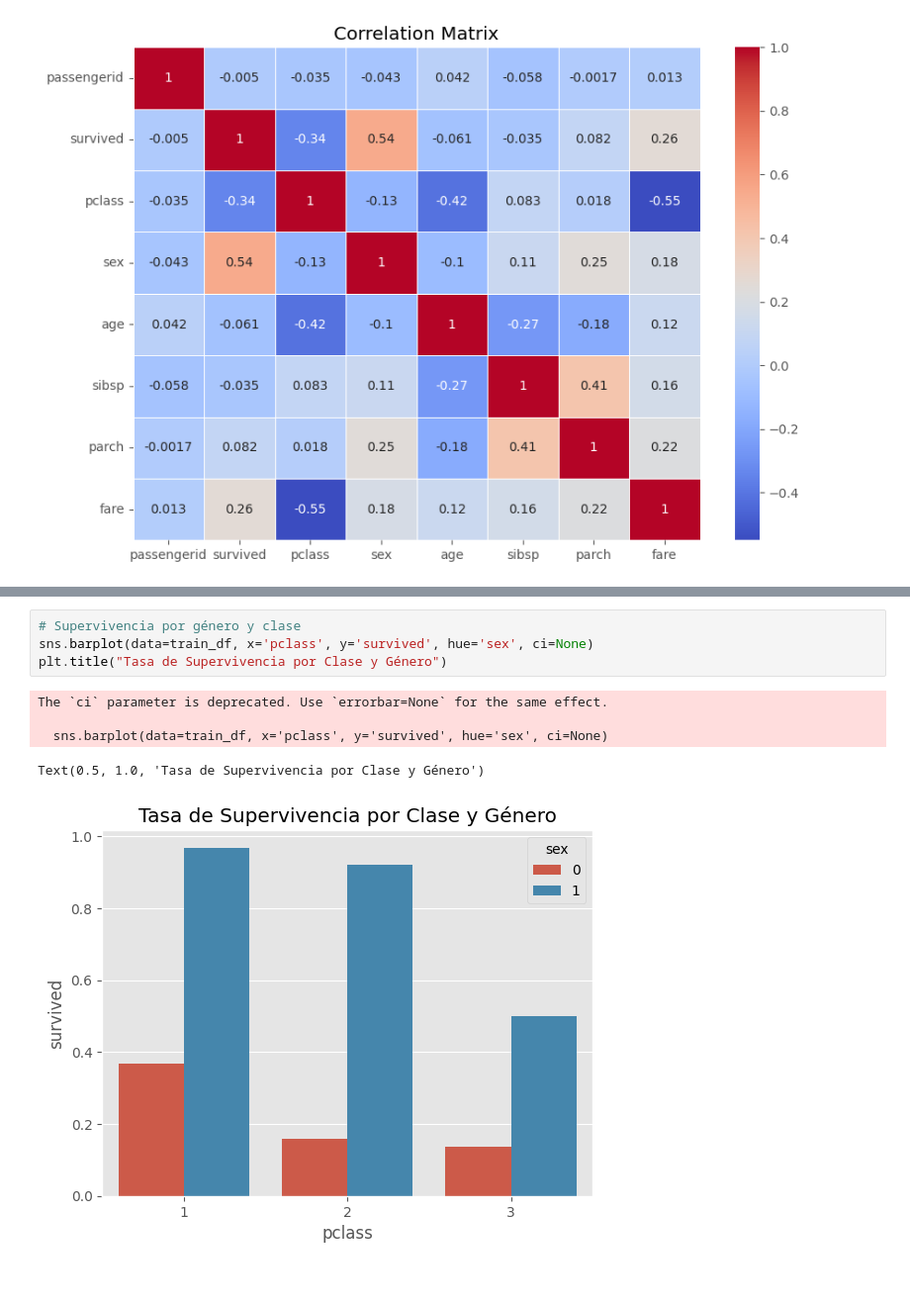
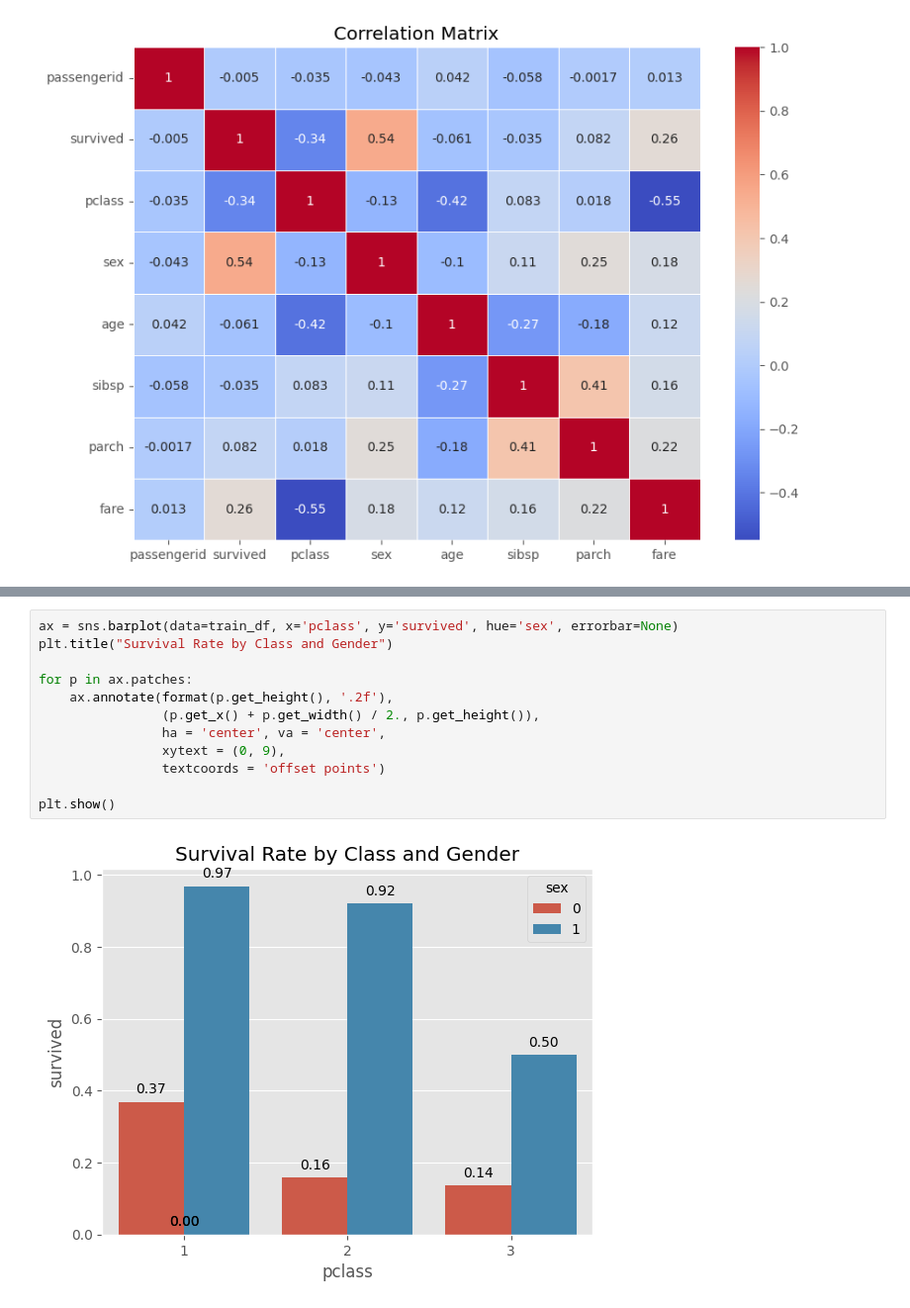
Before and after one commit to JMCoC/ml_engineer_roadmap, a Jupyter notebook: projects/6. TitanicEda/notebooks/titanic_eda.ipynb, the cells around one changed output, grey strips where cells are left out. Shown at 99% size. Drawn from its saved outputs; the diff is of its cells as text; blank space fills up the shorter version.

```diff
--- a/projects/6. TitanicEda/notebooks/titanic_eda.ipynb
+++ b/projects/6. TitanicEda/notebooks/titanic_eda.ipynb
@@ -302,10 +323,14 @@ Passing `palette` without assigning `hue` is deprecated and will be removed in v
-# %%
-# Supervivencia por género y clase
-sns.barplot(data=train_df, x='pclass', y='survived', hue='sex', ci=None)
-plt.title("Tasa de Supervivencia por Clase y Género")
-# %% [output]
-The `ci` parameter is deprecated. Use `errorbar=None` for the same effect.
-
-  sns.barplot(data=train_df, x='pclass', y='survived', hue='sex', ci=None)
-Text(0.5, 1.0, 'Tasa de Supervivencia por Clase y Género')
-[figure, removed]
+# %%
+ax = sns.barplot(data=train_df, x='pclass', y='survived', hue='sex', errorbar=None)
+plt.title("Survival Rate by Class and Gender")
+
+for p in ax.patches:
+    ax.annotate(format(p.get_height(), '.2f'),
+                (p.get_x() + p.get_width() / 2., p.get_height()),
+                ha = 'center', va = 'center',
+                xytext = (0, 9),
+                textcoords = 'offset points')
+
+plt.show()
+# %% [output]
+[figure, added]
```
Also changed, not shown: parts of 10 cells of this notebook, 4 other files.
